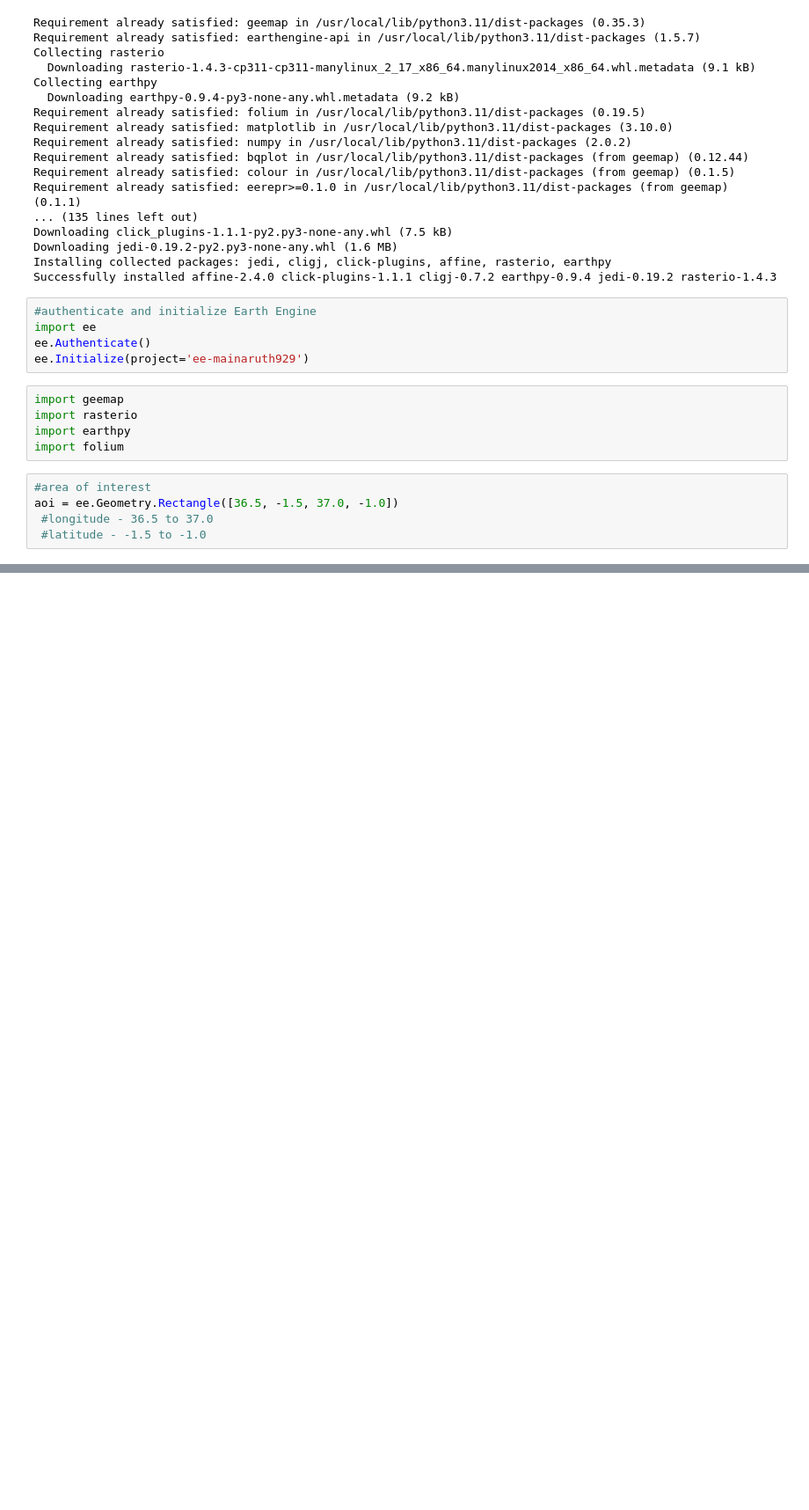
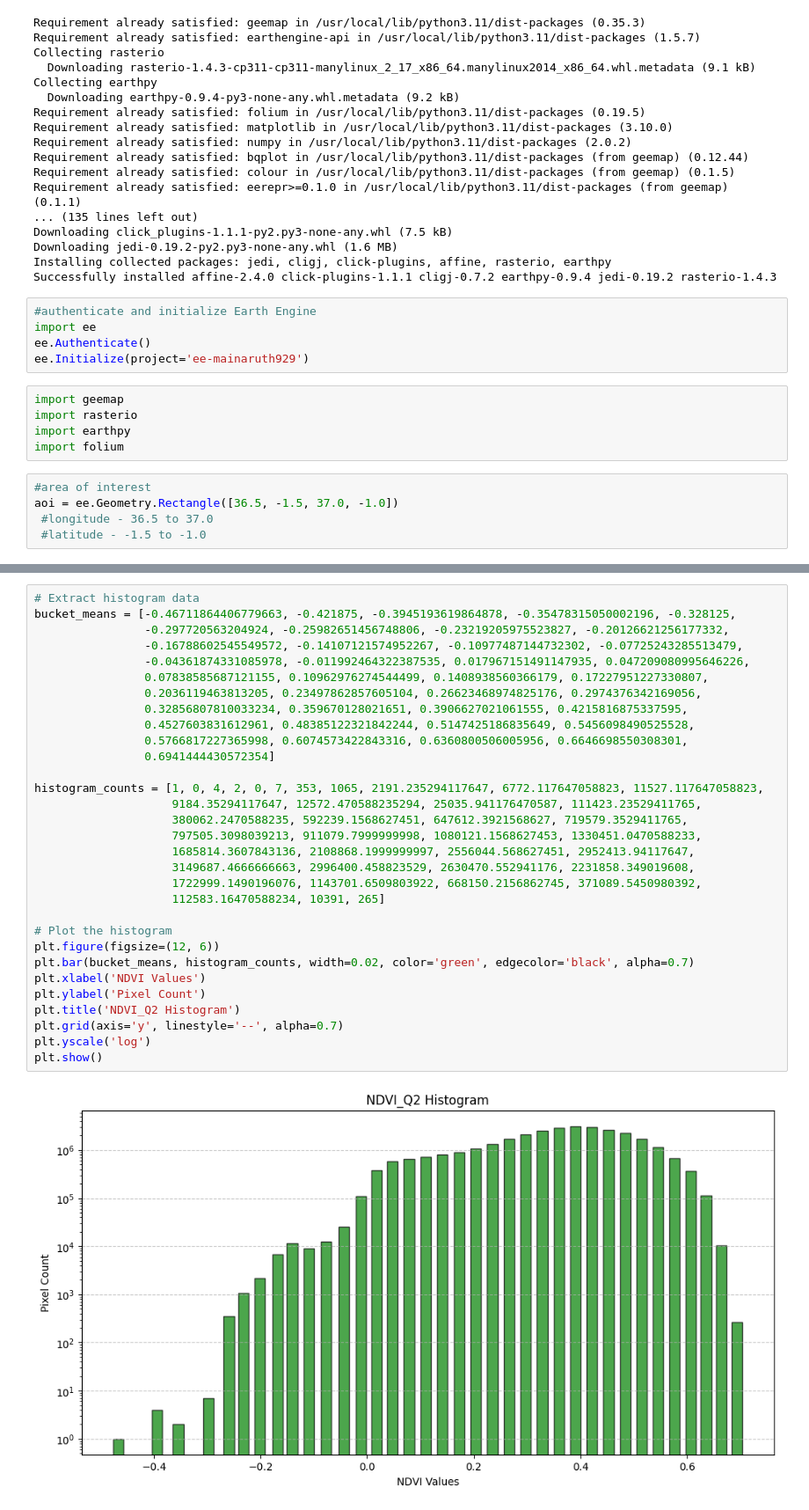
Before and after one commit to mimomaina/NDVI_crophealth_analysis, a Jupyter notebook: NVDI_crophealth_analysis.ipynb, the cells around one changed output, grey strips where cells are left out. Shown at 88% size. Drawn from its saved outputs; the diff is of its cells as text; blank space fills up the shorter version.

```diff
--- a/NVDI_crophealth_analysis.ipynb
+++ b/NVDI_crophealth_analysis.ipynb
@@ -181,0 +217,33 @@ task.start()
+# %%
+# Extract histogram data
+bucket_means = [-0.46711864406779663, -0.421875, -0.3945193619864878, -0.35478315050002196, -0.328125,
+                -0.297720563204924, -0.25982651456748806, -0.23219205975523827, -0.20126621256177332,
+                -0.16788602545549572, -0.14107121574952267, -0.10977487144732302, -0.07725243285513479,
+                -0.04361874331085978, -0.011992464322387535, 0.017967151491147935, 0.047209080995646226,
+                0.07838585687121155, 0.10962976274544499, 0.1408938560366179, 0.17227951227330807,
+                0.2036119463813205, 0.23497862857605104, 0.26623468974825176, 0.2974376342169056,
+                0.32856807810033234, 0.359670128021651, 0.3906627021061555, 0.4215816875337595,
+                0.4527603831612961, 0.48385122321842244, 0.5147425186835649, 0.5456098490525528,
+                0.5766817227365998, 0.6074573422843316, 0.6360800506005956, 0.6646698550308301,
+                0.6941444430572354]
+
+histogram_counts = [1, 0, 4, 2, 0, 7, 353, 1065, 2191.235294117647, 6772.117647058823, 11527.117647058823,
+                    9184.35294117647, 12572.470588235294, 25035.941176470587, 111423.23529411765,
+                    380062.2470588235, 592239.1568627451, 647612.3921568627, 719579.3529411765,
+                    797505.3098039213, 911079.7999999998, 1080121.1568627453, 1330451.0470588233,
+                    1685814.3607843136, 2108868.1999999997, 2556044.568627451, 2952413.94117647,
+                    3149687.4666666663, 2996400.458823529, 2630470.552941176, 2231858.349019608,
+                    1722999.1490196076, 1143701.6509803922, 668150.2156862745, 371089.5450980392,
+                    112583.16470588234, 10391, 265]
+
+# Plot the histogram
+plt.figure(figsize=(12, 6))
+plt.bar(bucket_means, histogram_counts, width=0.02, color='green', edgecolor='black', alpha=0.7)
+plt.xlabel('NDVI Values')
+plt.ylabel('Pixel Count')
+plt.title('NDVI_Q2 Histogram')
+plt.grid(axis='y', linestyle='--', alpha=0.7)
+plt.yscale('log')
+plt.show()
+# %% [output]
+[figure, added]
```
Also changed, not shown: parts of 38 cells of this notebook.
